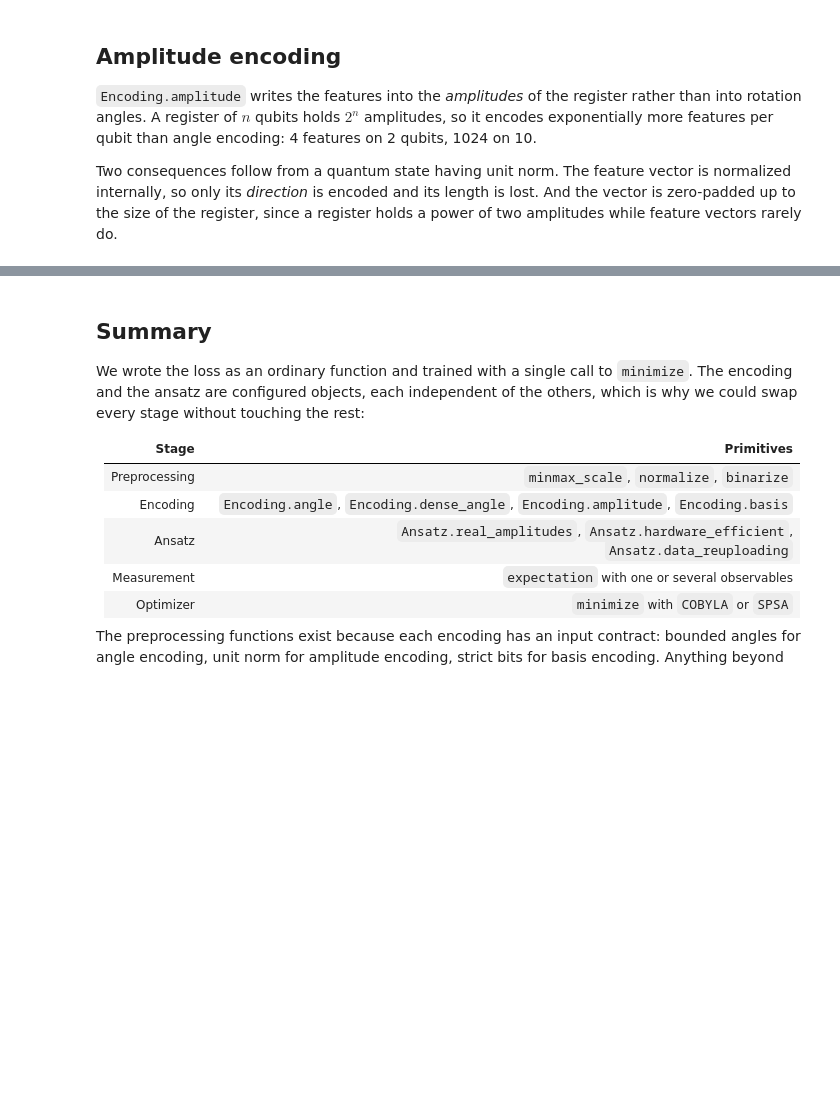
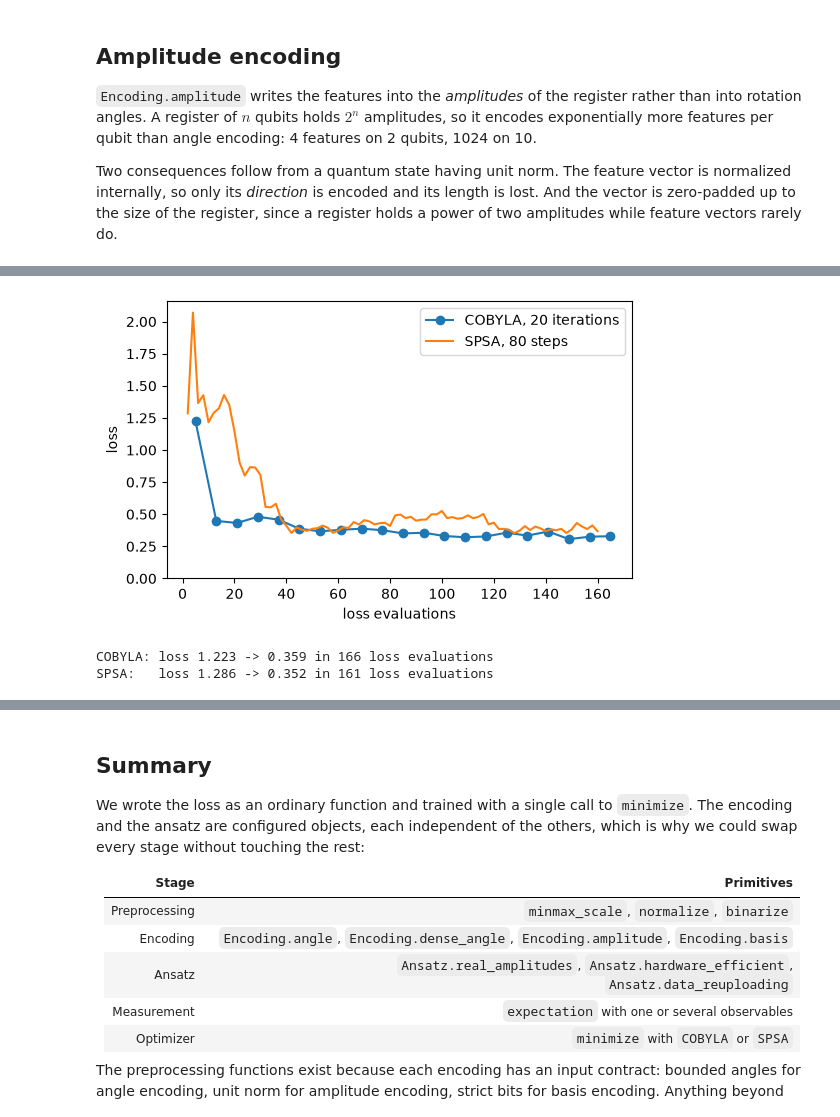
Before and after one commit to seggraja/Qrisp, a Jupyter notebook: documentation/source/general/tutorial/QMLtutorial.ipynb, the cells around one changed output, grey strips where cells are left out. Drawn from its saved outputs; the diff is of its cells as text; code cells hidden in the pictures; blank space fills up the shorter version.

```diff
--- a/documentation/source/general/tutorial/QMLtutorial.ipynb
+++ b/documentation/source/general/tutorial/QMLtutorial.ipynb
@@ -649,11 +730,38 @@ With one encoding layer, the loss stays high, because the circuit cannot represe
 # %%
+spsa_evaluations = []
+
+
+def loss_spsa(w):
+    value = loss(w)
+    jax.debug.callback(lambda v: spsa_evaluations.append(float(v)), value)
+    return value
+
+
 @jaspify(terminal_sampling=True)
 def train_spsa():
-    loss = make_loss(model, X_train, y_train)
-    w0 = jnp.array([1.5] * num_params)
-    result = minimize(loss, w0, method="SPSA", options={"maxiter": 60})
-    return loss(w0), result.fun
+    result = minimize(loss_spsa, jnp.array([1.5] * num_params), method="SPSA", options={"maxiter": 80})
+    return result.fun
 
 
-before, after = train_spsa()
-print(f"SPSA: loss {float(before):.3f} -> {float(after):.3f}")
+spsa_final = float(train_spsa())
+
+# Each step computes the loss on both sides of the current point; the last value is the final loss.
+spsa_curve = [(a + b) / 2 for a, b in zip(spsa_evaluations[0:-1:2], spsa_evaluations[1:-1:2])]
+spsa_counts = [2 * (k + 1) for k in range(len(spsa_curve))]
+cobyla_counts = [num_params + 1 + k * (num_params + 4) for k in range(len(best_per_iteration))]
+
+plt.figure(figsize=(6, 3.6))
+plt.plot(cobyla_counts, best_per_iteration, marker="o", label="COBYLA, 20 iterations")
+plt.plot(spsa_counts, spsa_curve, label="SPSA, 80 steps")
+plt.ylim(bottom=0)
+plt.xlabel("loss evaluations")
+plt.ylabel("loss")
+plt.legend()
+plt.show()
+
+print(f"COBYLA: loss {best_per_iteration[0]:.3f} -> {float(final_loss):.3f} in {len(evaluations)} loss evaluations")
+print(f"SPSA:   loss {spsa_curve[0]:.3f} -> {spsa_final:.3f} in {len(spsa_evaluations)} loss evaluations")
+# %% [output]
+[figure, added]
+COBYLA: loss 1.223 -> 0.359 in 166 loss evaluations
+SPSA:   loss 1.286 -> 0.352 in 161 loss evaluations
```
Also changed, not shown: parts of 31 cells of this notebook, 4 other files.
